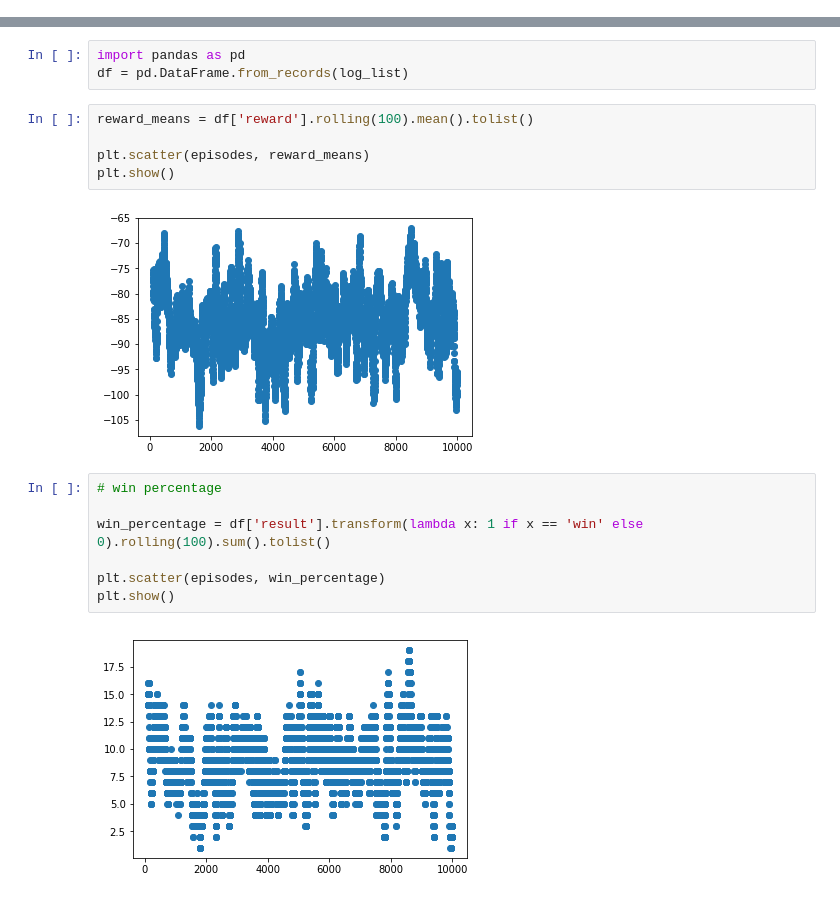
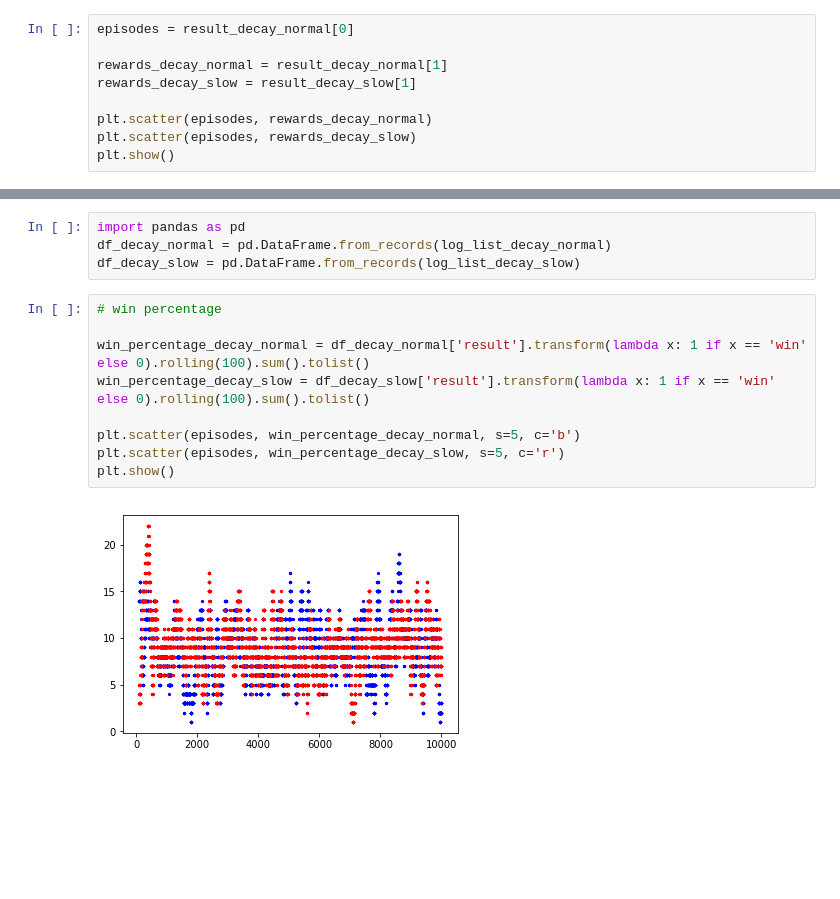
Before and after one commit to kayemkim/sf2-env, a Jupyter notebook: sf2/result_analysis.ipynb, the cells around one changed output, grey strips where cells are left out. Drawn from its saved outputs; the diff is of its cells as text; blank space fills up the shorter version.

```diff
--- a/sf2/result_analysis.ipynb
+++ b/sf2/result_analysis.ipynb
@@ -34,0 +37,9 @@ plt.show()
+# %%
+episodes = result_decay_normal[0]
+
+rewards_decay_normal = result_decay_normal[1]
+rewards_decay_slow = result_decay_slow[1]
+
+plt.scatter(episodes, rewards_decay_normal)
+plt.scatter(episodes, rewards_decay_slow)
+plt.show()
@@ -35,19 +68,15 @@ plt.show()
 # %%
 import pandas as pd
-df = pd.DataFrame.from_records(log_list)
+df_decay_normal = pd.DataFrame.from_records(log_list_decay_normal)
+df_decay_slow = pd.DataFrame.from_records(log_list_decay_slow)
-# %%
-reward_means = df['reward'].rolling(100).mean().tolist()
-
-plt.scatter(episodes, reward_means)
-plt.show()
-# %% [output]
-[figure, removed]
 # %%
 # win percentage
 
-win_percentage = df['result'].transform(lambda x: 1 if x == 'win' else 0).rolling(100).sum().tolist()
+win_percentage_decay_normal = df_decay_normal['result'].transform(lambda x: 1 if x == 'win' else 0).rolling(100).sum().tolist()
+win_percentage_decay_slow = df_decay_slow['result'].transform(lambda x: 1 if x == 'win' else 0).rolling(100).sum().tolist()
 
-plt.scatter(episodes, win_percentage)
+plt.scatter(episodes, win_percentage_decay_normal, s=5, c='b')
+plt.scatter(episodes, win_percentage_decay_slow, s=5, c='r')
 plt.show()
 # %% [output]
-[figure, old version]
+[figure, new version]
```
Also changed, not shown: parts of 10 cells of this notebook, 12 other files.
